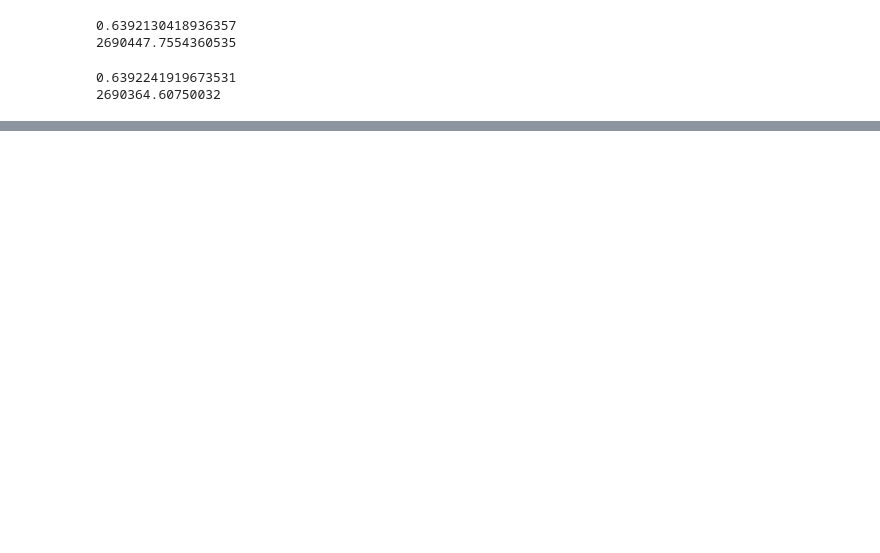
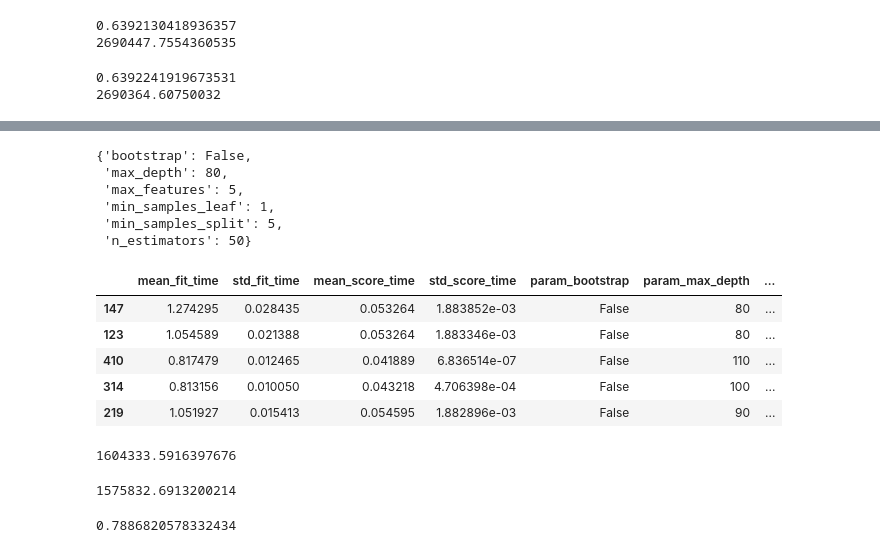
Before and after one commit to Ilroy/DS_Final_Project, a Jupyter notebook: Training_Testing_Master.ipynb, the cells around one changed output, grey strips where cells are left out. Saved outputs shown, nothing was run; the diff lists cells and outputs as text; code cells hidden in the pictures; blank space fills up the shorter version.

```diff
--- a/Training_Testing_Master.ipynb
+++ b/Training_Testing_Master.ipynb
@@ -797,0 +808,3 @@ pd.DataFrame(rf_search.cv_results_).sort_values(by='rank_test_score')
+# %%
+pd.set_option('display.max_colwidth', -1)
+rf_search_results['params'].head(10)
@@ -797,0 +823,18 @@ pd.DataFrame(rf_search.cv_results_).sort_values(by='rank_test_score')
+# %%
+# grid search to find the optimal hyper parameterss
+from sklearn.model_selection import GridSearchCV
+
+param_grid = {'n_estimators':[20,30,40,50],
+               'max_depth':[70,80,90,100,110],
+               'min_samples_split':[5,10,12],
+               'min_samples_leaf':[1,2],
+               'max_features':[3,4,5,'auto'],
+               'bootstrap':[False]
+               }
+
+rfr_gs = RandomForestRegressor()
+
+grid_search = GridSearchCV(estimator = rfr_gs, param_grid = param_grid,
+                          cv = 3, n_jobs = -1, verbose = 2)
+
+grid_search.fit(X_train,target_train)
@@ -797,0 +867,43 @@ pd.DataFrame(rf_search.cv_results_).sort_values(by='rank_test_score')
+# %%
+grid_search.best_params_
+# %% [output]
+{'bootstrap': False,
+ 'max_depth': 80,
+ 'max_features': 5,
+ 'min_samples_leaf': 1,
+ 'min_samples_split': 5,
+ 'n_estimators': 50}
+# %%
+gs_results = pd.DataFrame(grid_search.cv_results_).sort_values(by='mean_test_score',ascending=False)
+gs_results.head()
+# %% [output]
+|  | mean_fit_time | std_fit_time | mean_score_time | std_score_time | param_bootstrap | param_max_depth | ... |
+| 147 | 1.274295 | 0.028435 | 0.053264 | 1.883852e-03 | False | 80 | ... |
+| 123 | 1.054589 | 0.021388 | 0.053264 | 1.883346e-03 | False | 80 | ... |
+| 410 | 0.817479 | 0.012465 | 0.041889 | 6.836514e-07 | False | 110 | ... |
+| 314 | 0.813156 | 0.010050 | 0.043218 | 4.706398e-04 | False | 100 | ... |
+| 219 | 1.051927 | 0.015413 | 0.054595 | 1.882896e-03 | False | 90 | ... |
+# %%
+best_est = grid_search.best_estimator_
+
+best_pred = best_est.predict(X_test)
+
+MSE(target_test,best_pred)
+# %% [output]
+1604333.5916397676
+# %%
+# transform target variable for better predictions
+
+from sklearn.compose import TransformedTargetRegressor
+
+rf_trans = TransformedTargetRegressor(regressor = best_est,func = np.log1p, inverse_func = np.expm1)
+rf_trans.fit(X_train,target_train)
+rf_trans_pred = rf_trans.predict(X_test)
+
+MSE(target_test,rf_trans_pred)
+# %% [output]
+1575832.6913200214
+# %%
+rf_trans.score(X_test,target_test)
+# %% [output]
+0.7886820578332434
```
Also changed, not shown: parts of 13 cells of this notebook.
